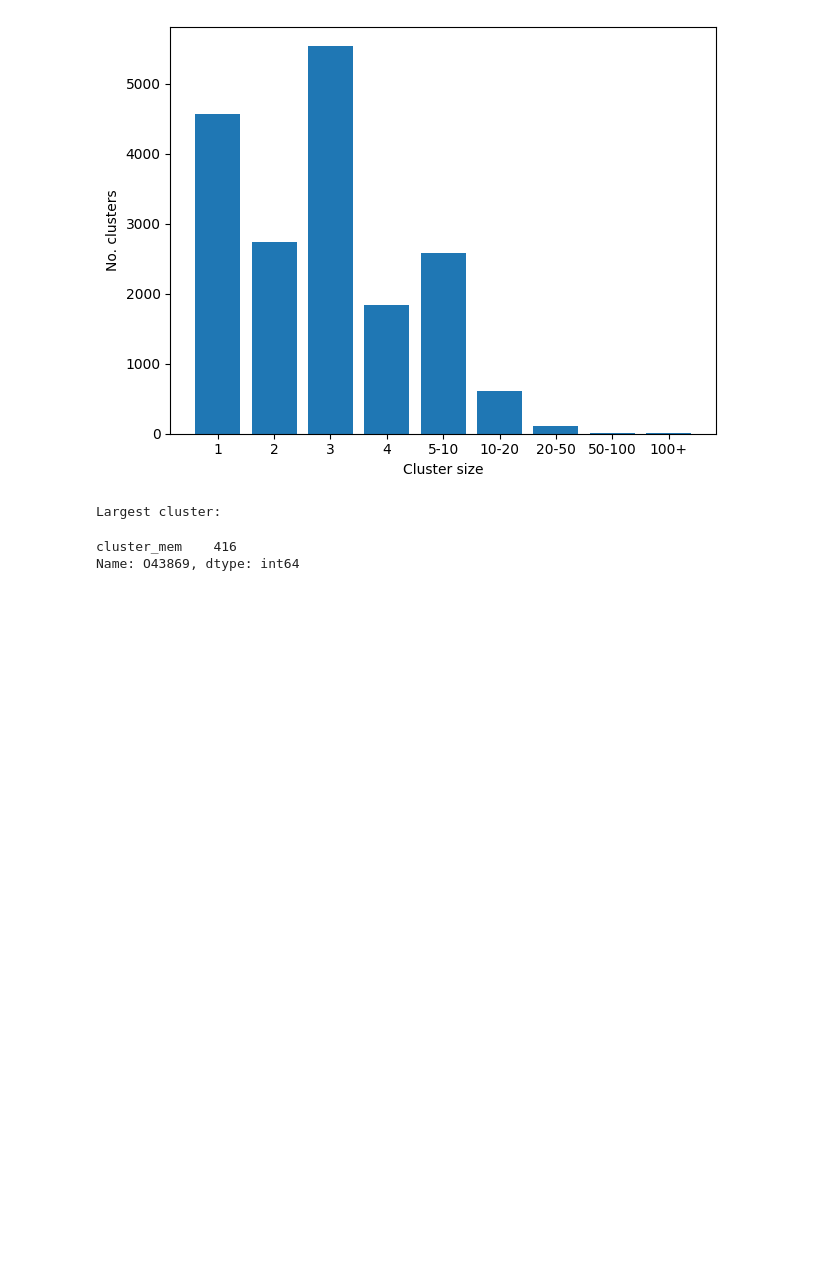
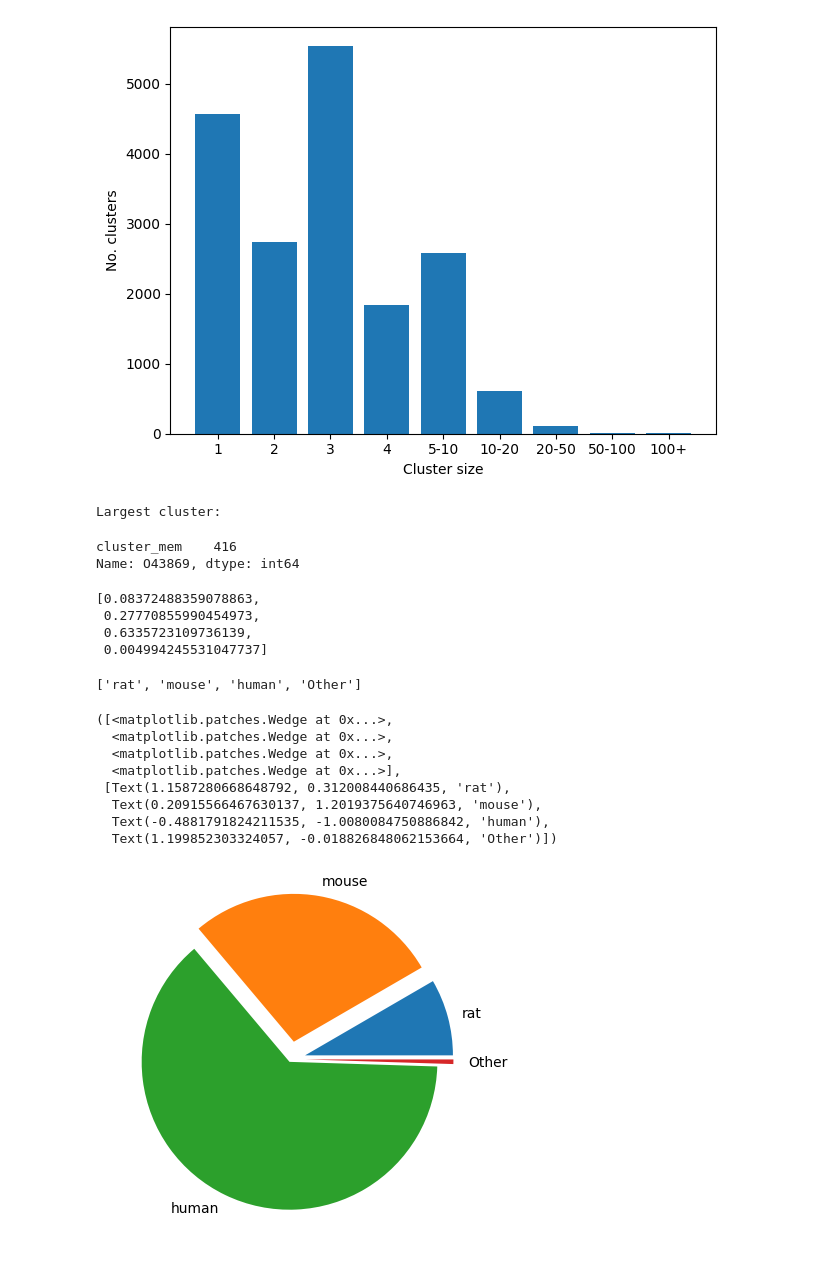
Before and after one commit to nexuso1/bio-research, a Jupyter notebook: notebooks/stats.ipynb, the cells around one changed output. Saved outputs shown, nothing was run; the diff lists cells and outputs as text; code cells hidden in the pictures; blank space fills up the shorter version.

```diff
--- a/notebooks/stats.ipynb
+++ b/notebooks/stats.ipynb
@@ -289,3 +329,39 @@ grouped.count().iloc[group_sizes.argmax()]
 Largest cluster:
 cluster_mem    416
 Name: O43869, dtype: int64
+# %%
+org_counts = phospho_data.groupby('ORGANISM').count()['ACC_ID']
+# %%
+org_counts = org_counts / org_counts.sum()
+# %%
+org_counts = org_counts.sort_values()
+# %%
+cmap = colormaps['plasma']
+colors = cmap(org_counts)
+
+vals = org_counts[-3:].tolist() + [org_counts[:-3].sum()]
+labels = org_counts.index[-3:].tolist() + ['Other']
+colors = cmap(vals)
+# %%
+vals
+# %% [output]
+[0.08372488359078863,
+ 0.27770855990454973,
+ 0.6335723109736139,
+ 0.004994245531047737]
+# %%
+labels
+# %% [output]
+['rat', 'mouse', 'human', 'Other']
+# %%
+plt.pie(vals, labels=labels, explode=[0.1, 0.12, 0.02 , 0.1])
+# %% [output]
+([<matplotlib.patches.Wedge at 0x...>,
+  <matplotlib.patches.Wedge at 0x...>,
+  <matplotlib.patches.Wedge at 0x...>,
+  <matplotlib.patches.Wedge at 0x...>],
+ [Text(1.1587280668648792, 0.312008440686435, 'rat'),
+  Text(0.20915566467630137, 1.2019375640746963, 'mouse'),
+  Text(-0.4881791824211535, -1.0080084750886842, 'human'),
+  Text(1.199852303324057, -0.018826848062153664, 'Other')])
+[figure, added]
```
Also changed, not shown: parts of 8 cells of this notebook, 24 other files.
